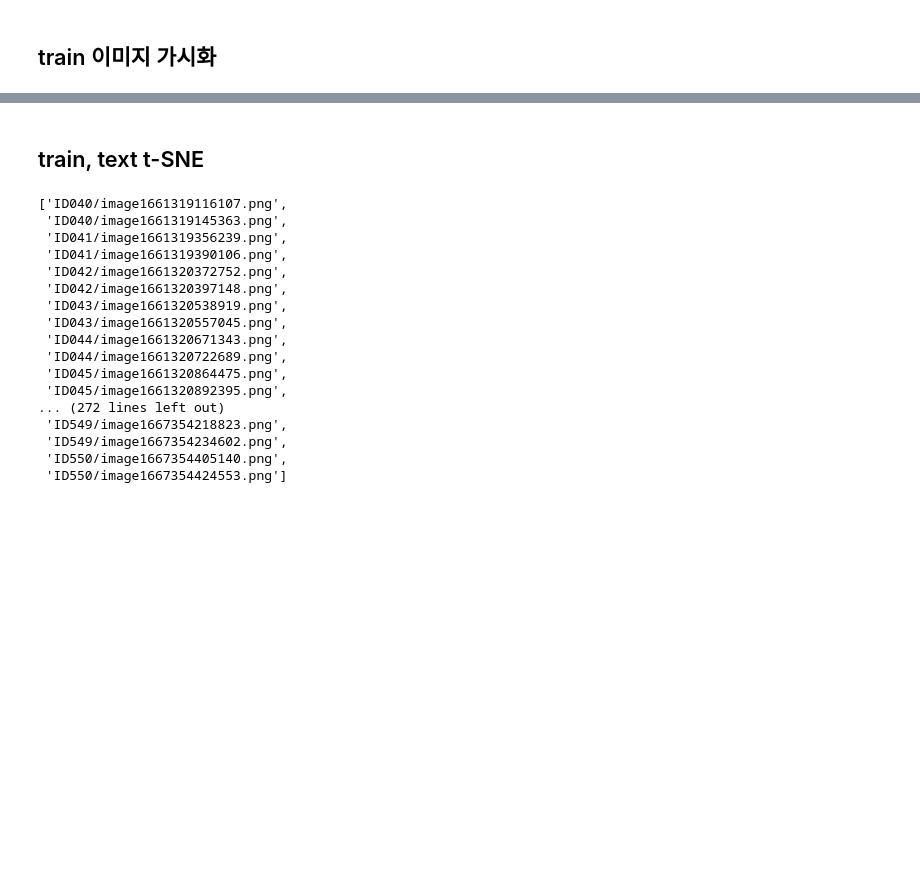
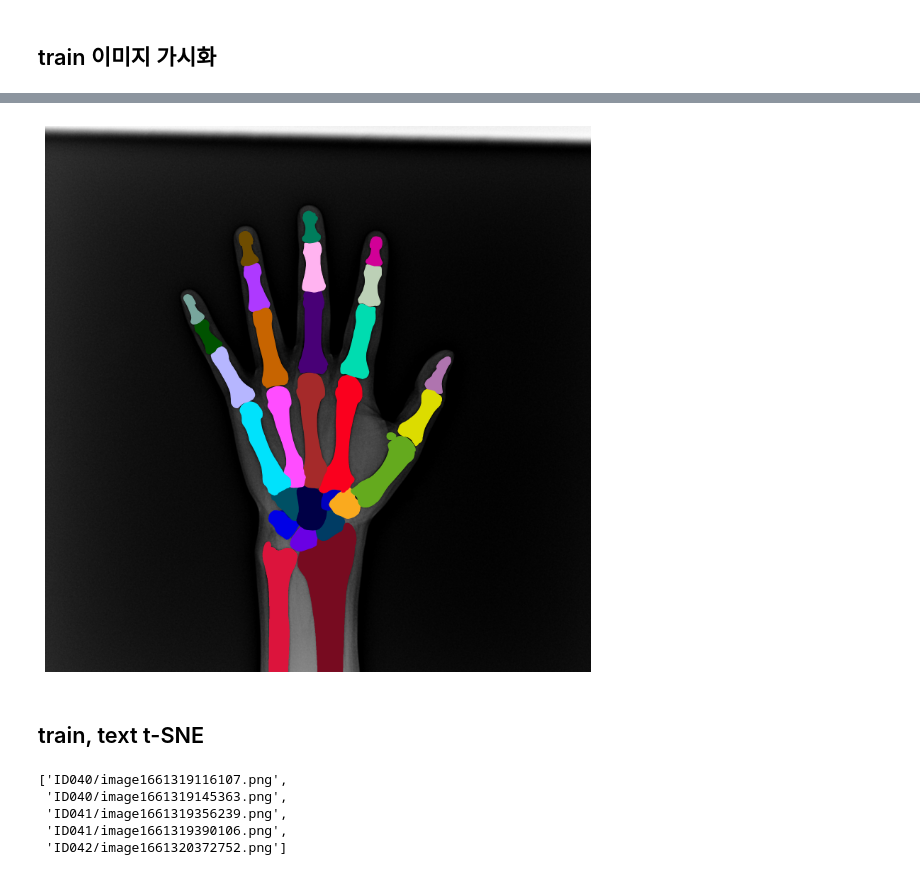
Before and after one commit to boostcampaitech6/level2-cv-semanticsegmentation-cv-08, a Jupyter notebook: EDA/eda.ipynb, the cells around one changed output, grey strips where cells are left out. Cells and saved outputs as stored; diff of their text form; code cells hidden in the pictures; blank space fills up the shorter version.

```diff
--- a/EDA/eda.ipynb
+++ b/EDA/eda.ipynb
@@ -352,3 +249,44 @@ print(count)
+# %%
+img= 'ID005'
+
+def min_max_normalize_rgb(rgb_tuple):
+    normalized_rgb = tuple(component / 255 for component in rgb_tuple)
+    return normalized_rgb
+
+count = [0]*29
+source = os.path.join(IMAGE_ROOT,img)
+img_file = os.listdir(source)
+
+source = os.path.join(source,img_file[0])
+
+label = os.path.join(LABEL_ROOT,img)
+file = os.listdir(label)
+label = os.path.join(label,file[0])
+
+# # JSON 파일을 읽어 이미지 경로를 가져옵니다.
+with open(label, 'r') as file:
+    data = json.load(file)
+    image_path = data['annotations']
+
+# 이미지를 불러옵니다.
+image = Image.open(source).convert('RGB')
+
+# 이미지를 시각화합니다.
+plt.figure(figsize=(12,10))
+plt.imshow(image)
+for j,i in enumerate(image_path):
+    A = i['points']
+    poly = patches.Polygon(A,closed=True, edgecolor=min_max_normalize_rgb(PALETTE[j]), facecolor=min_max_normalize_rgb(PALETTE[j]))
+
+
+
+    plt.gca().add_patch(poly)
+    count[j] += 1
+
+plt.axis('off')  # 축을 숨깁니다.
+plt.show()
+# %% [output]
+[figure, added]
 # %% [markdown]
 ## train, text t-SNE
 # %%
@@ -362,23 +300,11 @@ test_pngs = {
 # %%
 test_pngs = sorted(test_pngs)
 # %%
-test_pngs
+test_pngs[:5]
 # %% [output]
 ['ID040/image1661319116107.png',
  'ID040/image1661319145363.png',
  'ID041/image1661319356239.png',
  'ID041/image1661319390106.png',
- 'ID042/image1661320372752.png',
- 'ID042/image1661320397148.png',
- 'ID043/image1661320538919.png',
- 'ID043/image1661320557045.png',
- 'ID044/image1661320671343.png',
- 'ID044/image1661320722689.png',
- 'ID045/image1661320864475.png',
- 'ID045/image1661320892395.png',
-... (272 lines left out)
- 'ID549/image1667354218823.png',
- 'ID549/image1667354234602.png',
- 'ID550/image1667354405140.png',
- 'ID550/image1667354424553.png']
+ 'ID042/image1661320372752.png']
 # %%
```
Also changed, not shown: parts of 23 cells of this notebook.
